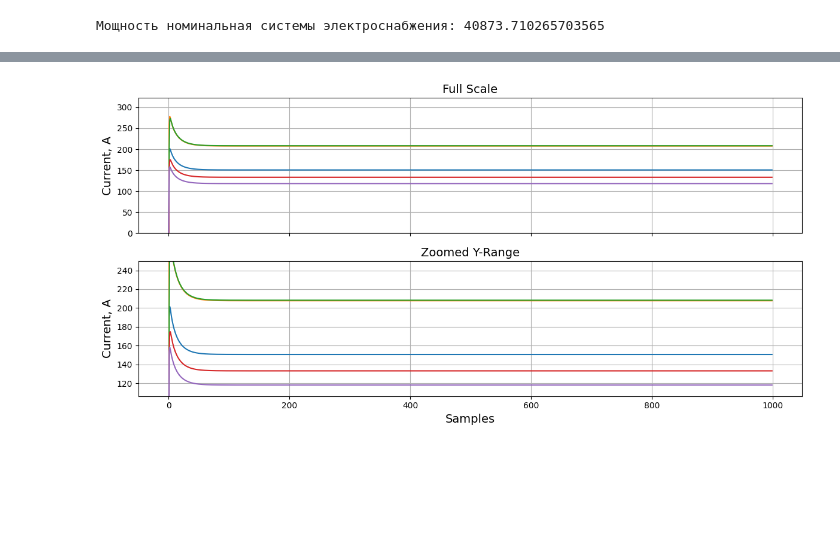
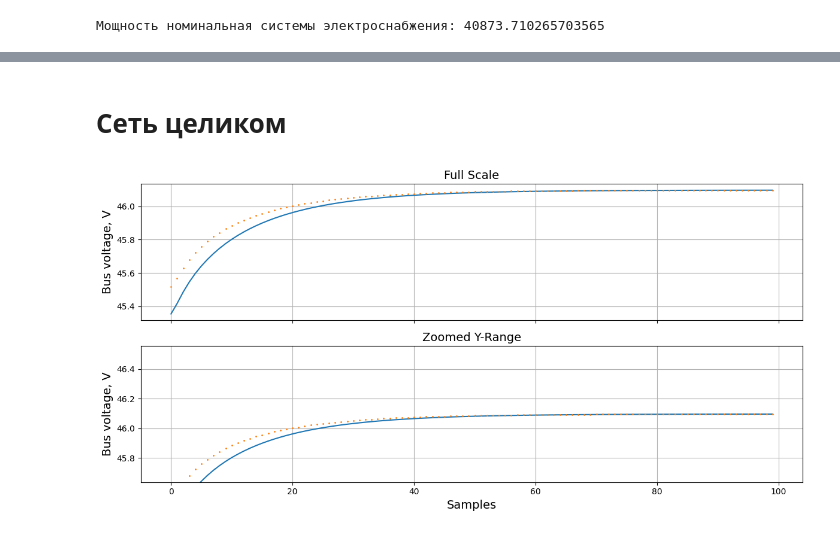
Before and after one commit to romangorbunov91/dc-microgrid, a Jupyter notebook: test_agents.ipynb, the cells around one changed output, grey strips where cells are left out. Saved outputs shown, nothing was run; the diff lists cells and outputs as text; code cells hidden in the pictures; blank space fills up the shorter version.

```diff
--- a/test_agents.ipynb
+++ b/test_agents.ipynb
@@ -59,8 +59,7 @@ loads = [
         ) for idx in range(N_LOAD)
 ]
 # %%
-CTRL_TO_SIM_STEP_RATIO = int(1e2)
-N_STEPS = 10 * CTRL_TO_SIM_STEP_RATIO
+N_STEPS = 100
 
 source_currents = np.zeros((N_STEPS, N_SOURCE))
 load_currents = np.zeros((N_STEPS, N_LOAD))
@@ -78,5 +77,3 @@ for n in range(N_STEPS):
         load_currents[n] = [load.step(u=bus_voltage[n-1])
                            for load in loads]
     bus_voltage[n] = bus.step(source_currents[n].sum() - load_currents[n].sum())
-
-    #if n % CTRL_TO_SIM_STEP_RATIO == 0:
@@ -107,25 +80,43 @@ plt.show()
-# %%
-fig, (ax1, ax2) = plt.subplots(2, 1, figsize=(12, 6), sharex=True)
-
-# Full-scale plot
-ax1.plot(source_currents)
-ax1.set_ylabel('Current, A', fontsize=user_fontsize)
-ax1.set_title('Full Scale', fontsize=user_fontsize)
-ax1.grid(True)
-ax1.set_ylim(bottom=0)
-
-# Zoomed y-range plot
-ax2.plot(source_currents)
-ax2.set_xlabel('Samples', fontsize=user_fontsize)
-ax2.set_ylabel('Current, A', fontsize=user_fontsize)
-ax2.set_title('Zoomed Y-Range', fontsize=user_fontsize)
-ax2.grid(True)
-
-# Set narrow y-limits (adjust ymin and ymax based on your data!)
-ymin, ymax = source_currents[-1].min()*0.9, source_currents[-1].max()*1.2
-ax2.set_ylim(ymin, ymax)
-
-plt.tight_layout()
-plt.show()
-# %% [output]
-[figure, removed]
+# %% [markdown]
+# Сеть целиком
+# %%
+microgrid = PowerGrid(
+    Ubus_init = Ubus_init,
+    beta_bus = beta_bus,
+    N_SOURCE = N_SOURCE,
+    Rdroop_set = Rdroop_set,
+    Usource_set = Usource_set,
+    beta_source_set = beta_source_set,
+    N_LOAD = N_LOAD,
+    Uload_set = Uload_set,
+    Pload_set = Pload_set,
+    beta_load_set = beta_load_set
+)
+# %%
+Vbus, Is, Il = microgrid.step(N_STEPS=N_STEPS, Uref_set=np.full_like(Usource_set, Ubus_nom))
+# %%
+fig, (ax1, ax2) = plt.subplots(2, 1, figsize=(12, 6), sharex=True)
+
+# Full-scale plot
+ax1.plot(bus_voltage)
+ax1.plot(Vbus, 'o', markersize=1, linestyle='')
+ax1.set_ylabel('Bus voltage, V', fontsize=user_fontsize)
+ax1.set_title('Full Scale', fontsize=user_fontsize)
+ax1.grid(True)
+
+# Zoomed y-range plot
+ax2.plot(bus_voltage)
+ax2.plot(Vbus, 'o', markersize=1, linestyle='')
+ax2.set_xlabel('Samples', fontsize=user_fontsize)
+ax2.set_ylabel('Bus voltage, V', fontsize=user_fontsize)
+ax2.set_title('Zoomed Y-Range', fontsize=user_fontsize)
+ax2.grid(True)
+
+# Set narrow y-limits (adjust ymin and ymax based on your data!)
+ymin, ymax = Vbus[-1]*0.99, Vbus[-1]*1.01
+ax2.set_ylim(ymin, ymax)
+
+plt.tight_layout()
+plt.show()
+# %% [output]
+[figure, added]
```
Also changed, not shown: parts of 3 cells of this notebook, 5 other files.
